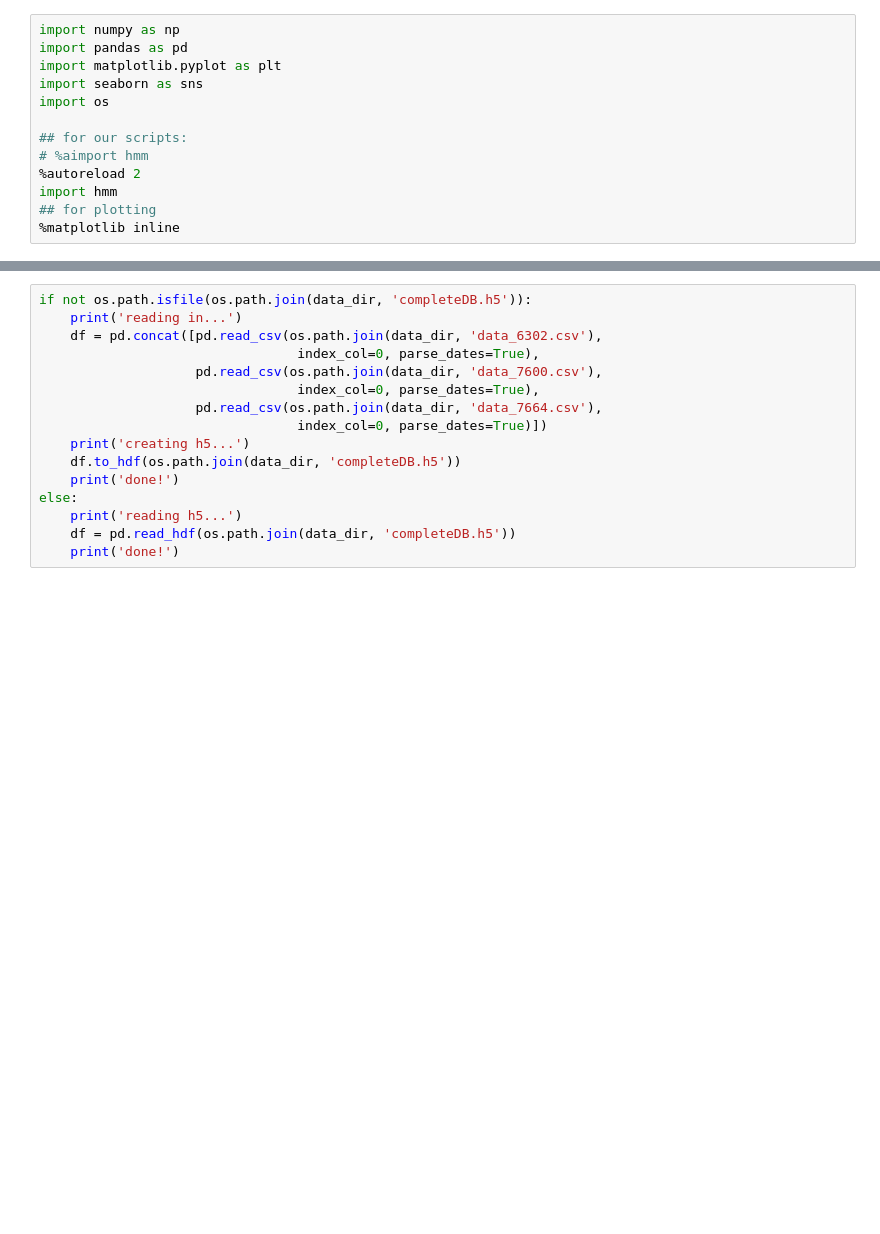
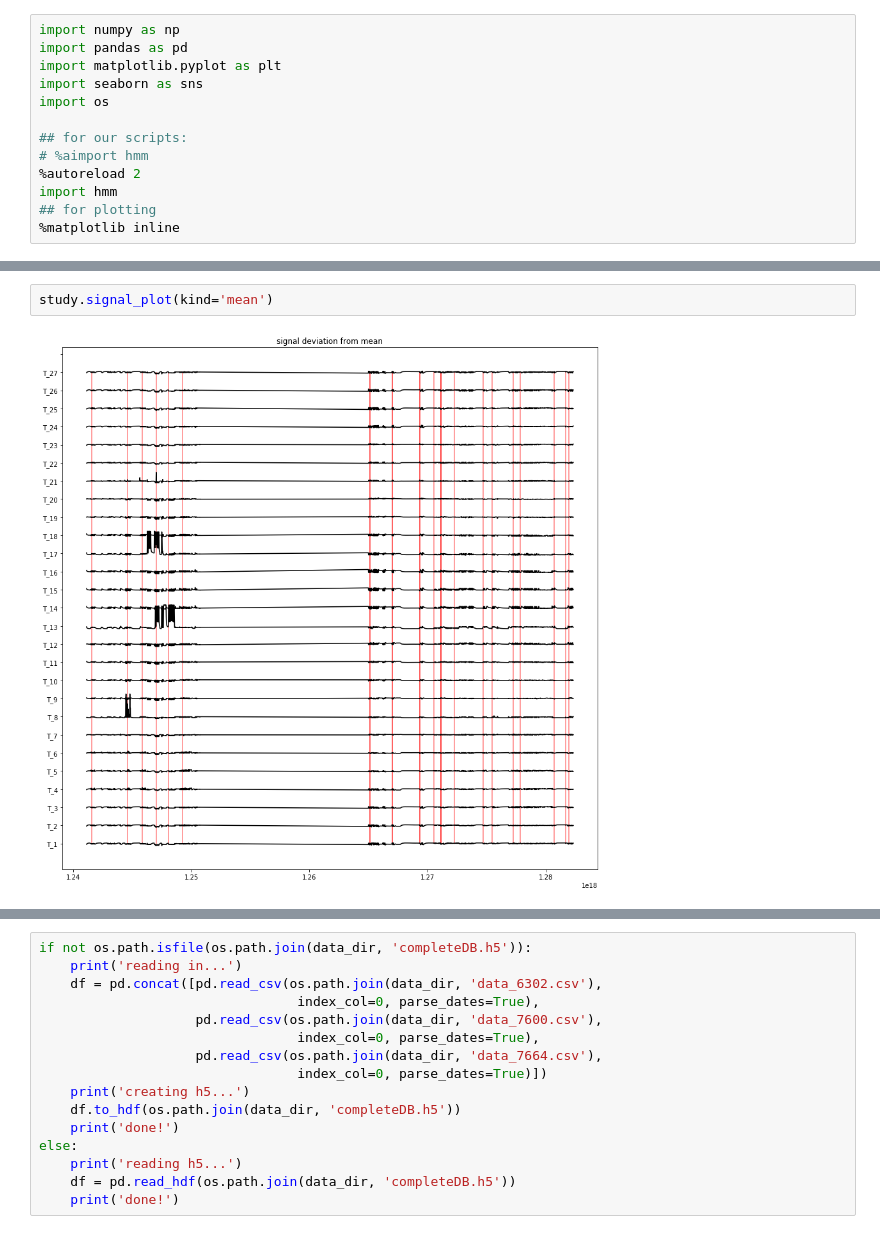
Before and after one commit to rtbs-dev/phm-feature-maker, a Jupyter notebook: tutorial.ipynb, the cells around one changed output, grey strips where cells are left out. Saved outputs shown, nothing was run; the diff lists cells and outputs as text; blank space fills up the shorter version.

```diff
--- a/tutorial.ipynb
+++ b/tutorial.ipynb
@@ -23,0 +34,4 @@ ref.date_time = pd.to_datetime(ref.date_time)
+# %%
+study.signal_plot(kind='mean')
+# %% [output]
+[figure, added]
```
Also changed, not shown: parts of 22 cells of this notebook, 3 other files.
